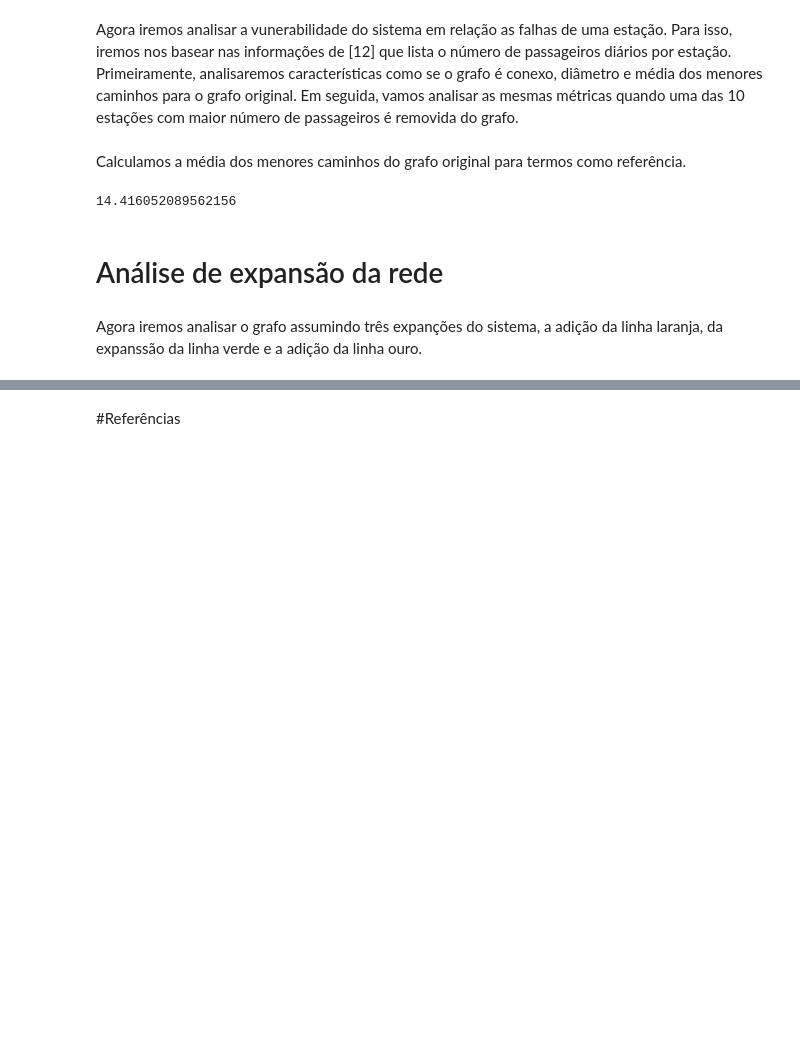
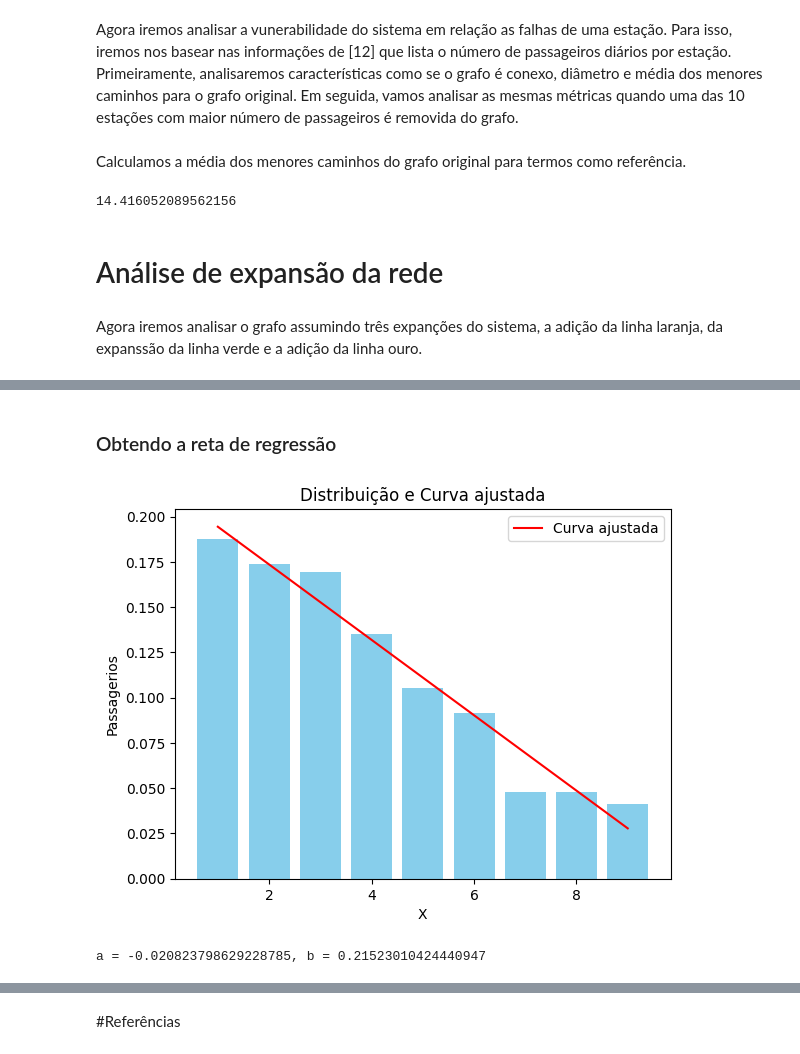
Before and after one commit to PauloAPH/AnaliseDoSistemaMetroviarioDeSaoPaulo, a Jupyter notebook: Sistema_metroviário_de_SP.ipynb, the cells around one changed output, grey strips where cells are left out. Drawn from its saved outputs; the diff is of its cells as text; code cells hidden in the pictures; blank space fills up the shorter version.

Commit message:
feat: Add análise de expansão linha verde

```diff
--- a/Sistema_metroviário_de_SP.ipynb
+++ b/Sistema_metroviário_de_SP.ipynb
@@ -251,0 +256,30 @@ Agora iremos analisar o grafo assumindo três expanções do sistema, a adição
+# %% [markdown]
+### Obtendo a reta de regressão
+# %%
+data = linha_verde["Media"]
+data = data.sort_values(ascending=False)[1:13]
+data = np.concatenate((data[1:4],data[5:6],data[7:8],data[8:13]))
+data = data/data.sum()
+# %%
+def poly_func(x, a, b):
+    return a*x + b
+# %%
+x_data = np.arange(1, len(data)+1)
+y_data = data
+
+params, covariance = curve_fit(poly_func, x_data, y_data)
+
+y_fitted = poly_func(x_data, *params)
+
+plt.bar(x_data, y_data, color='skyblue')
+plt.plot(x_data, y_fitted, color='red', label='Curva ajustada')
+plt.title('Distribuição e Curva ajustada')
+plt.xlabel('X')
+plt.ylabel('Passagerios')
+plt.legend()
+plt.show()
+
+print("a = {}, b = {}".format(*params))
+# %% [output]
+[figure, added]
+a = -0.020823798629228785, b = 0.21523010424440947
```
Also changed, not shown: parts of 23 cells of this notebook, 1 other file.
